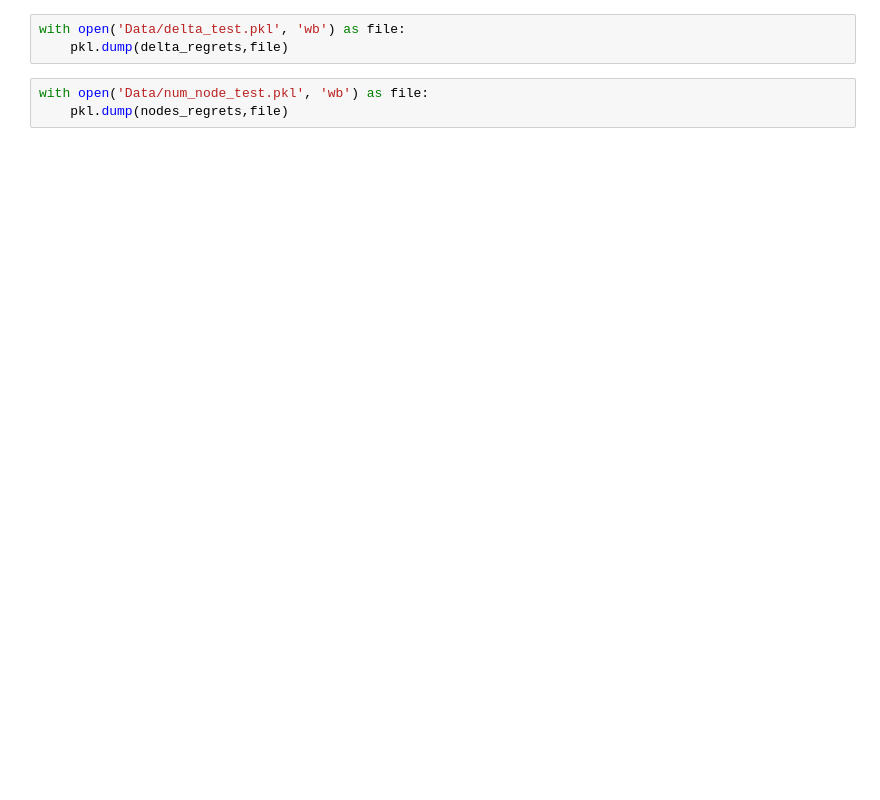
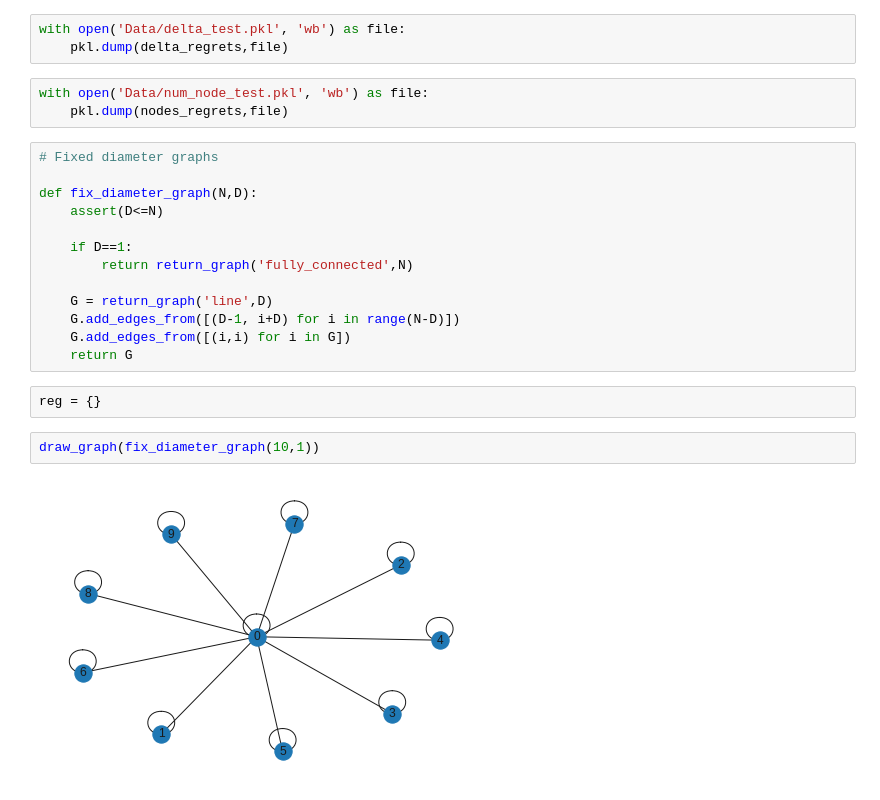
Before and after one commit to kasperjo/Graph-Bandit, a Jupyter notebook: Sensitivity analysis.ipynb, the cells around one changed output. Cells and saved outputs as stored; diff of their text form; blank space fills up the shorter version.

```diff
--- a/Sensitivity analysis.ipynb
+++ b/Sensitivity analysis.ipynb
@@ -313,3 +373,22 @@ with open('Data/delta_test.pkl', 'wb') as file:
 # %%
 with open('Data/num_node_test.pkl', 'wb') as file:
     pkl.dump(nodes_regrets,file)
+# %%
+# Fixed diameter graphs
+
+def fix_diameter_graph(N,D):
+    assert(D<=N)
+
+    if D==1:
+        return return_graph('fully_connected',N)
+
+    G = return_graph('line',D)
+    G.add_edges_from([(D-1, i+D) for i in range(N-D)])
+    G.add_edges_from([(i,i) for i in G])
+    return G
+# %%
+reg = {}
+# %%
+draw_graph(fix_diameter_graph(10,1))
+# %% [output]
+[figure, added]
```
Also changed, not shown: parts of 22 cells of this notebook, 12 other files.
